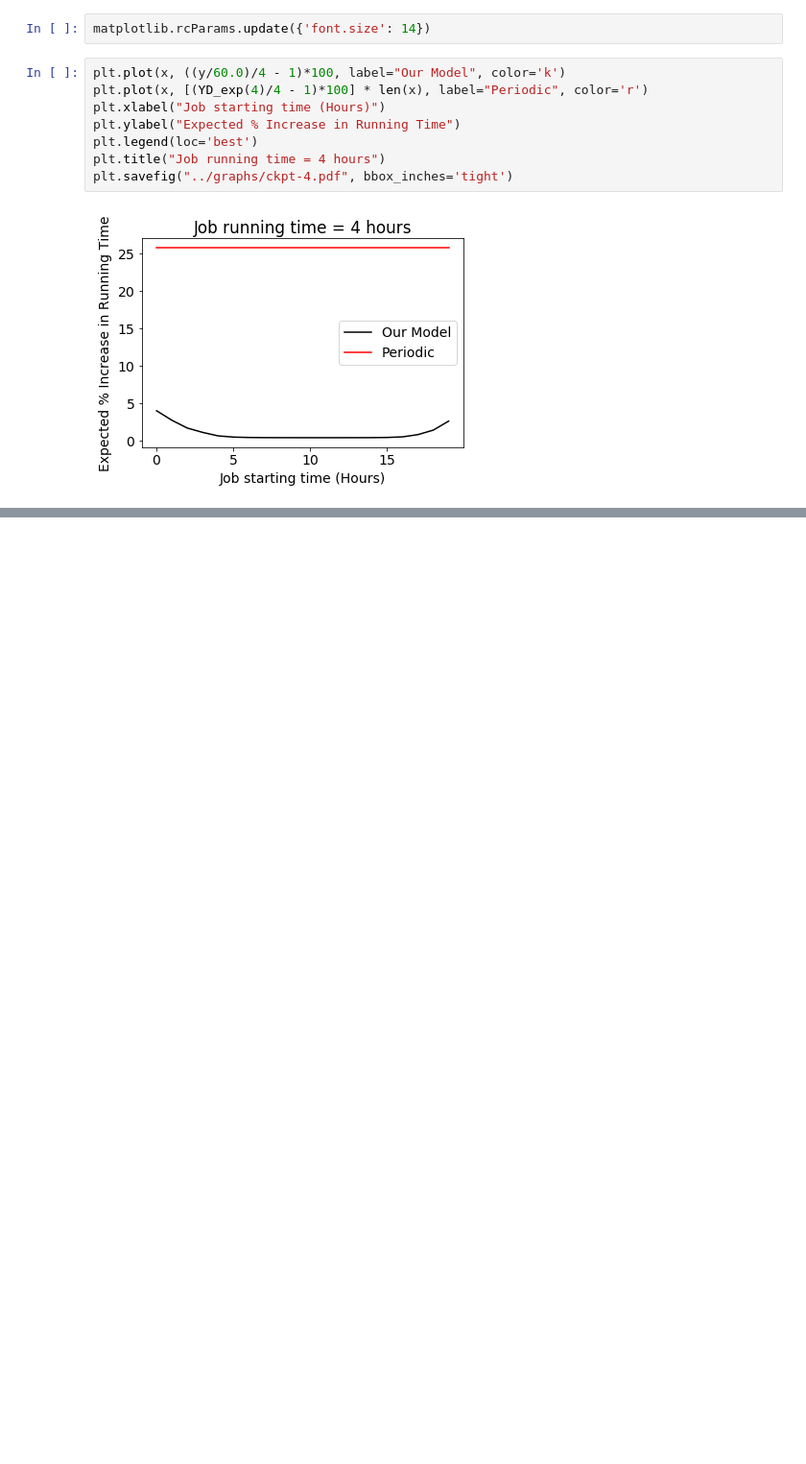
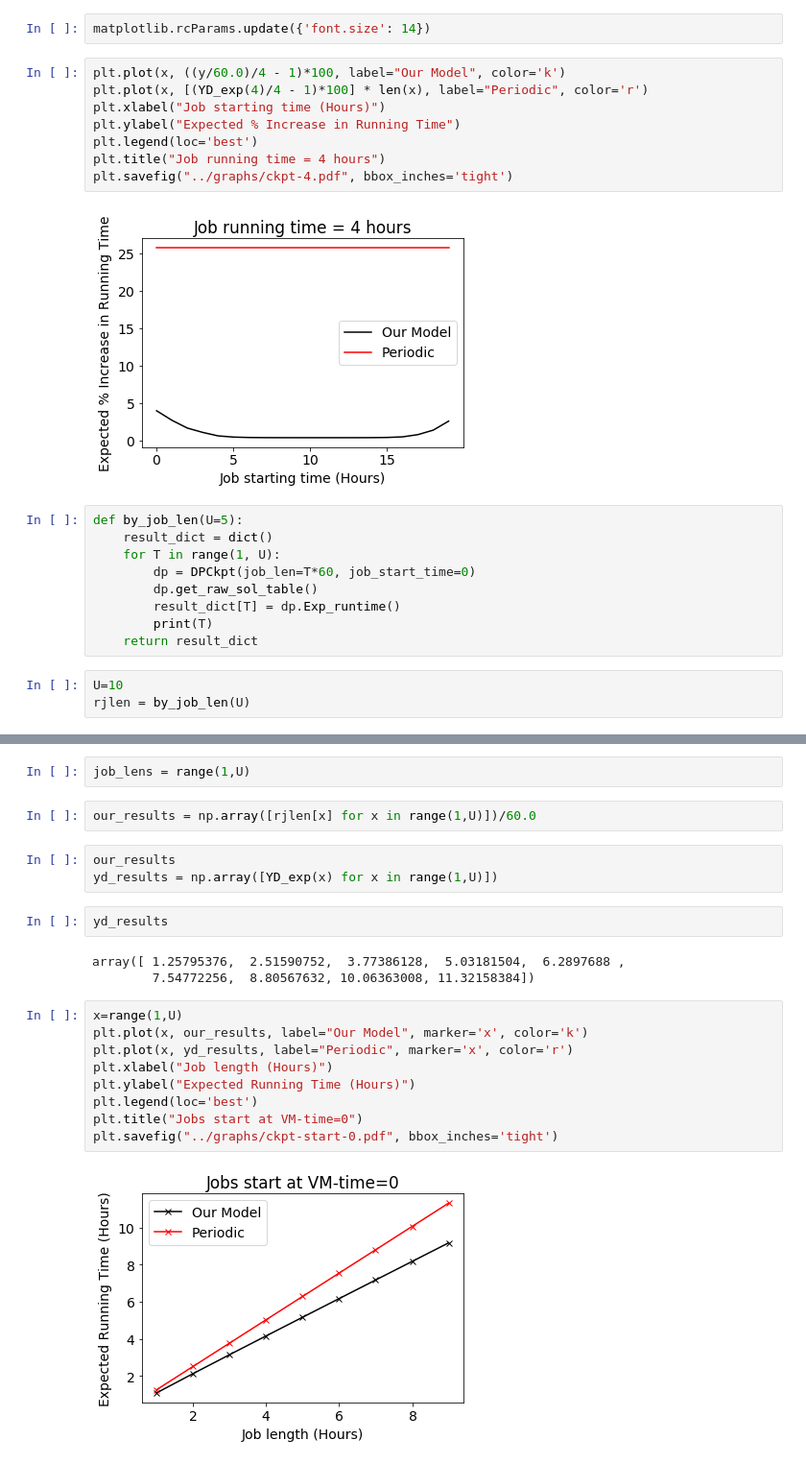
Before and after one commit to prateek-s/scispot, a Jupyter notebook: code/ckpt-sim-driver.ipynb, the cells around one changed output, grey strips where cells are left out. Shown at 96% size. Cells and saved outputs as stored; diff of their text form; blank space fills up the shorter version.

Commit message:
split eval and final ckpt expts

```diff
--- a/code/ckpt-sim-driver.ipynb
+++ b/code/ckpt-sim-driver.ipynb
@@ -98,3 +98,15 @@ plt.title("Job running time = 4 hours")
 plt.savefig("../graphs/ckpt-4.pdf", bbox_inches='tight')
 # %% [output]
 [figure]
+# %%
+def by_job_len(U=5):
+    result_dict = dict()
+    for T in range(1, U):
+        dp = DPCkpt(job_len=T*60, job_start_time=0)
+        dp.get_raw_sol_table()
+        result_dict[T] = dp.Exp_runtime()
+        print(T)
+    return result_dict
+# %%
+U=10
+rjlen = by_job_len(U)
@@ -100,0 +123,23 @@ plt.savefig("../graphs/ckpt-4.pdf", bbox_inches='tight')
+# %%
+job_lens = range(1,U)
+# %%
+our_results = np.array([rjlen[x] for x in range(1,U)])/60.0
+# %%
+our_results
+yd_results = np.array([YD_exp(x) for x in range(1,U)])
+# %%
+yd_results
+# %% [output]
+array([ 1.25795376,  2.51590752,  3.77386128,  5.03181504,  6.2897688 ,
+        7.54772256,  8.80567632, 10.06363008, 11.32158384])
+# %%
+x=range(1,U)
+plt.plot(x, our_results, label="Our Model", marker='x', color='k')
+plt.plot(x, yd_results, label="Periodic", marker='x', color='r')
+plt.xlabel("Job length (Hours)")
+plt.ylabel("Expected Running Time (Hours)")
+plt.legend(loc='best')
+plt.title("Jobs start at VM-time=0")
+plt.savefig("../graphs/ckpt-start-0.pdf", bbox_inches='tight')
+# %% [output]
+[figure, added]
```
Also changed, not shown: parts of 6 cells of this notebook, 4 other files.
